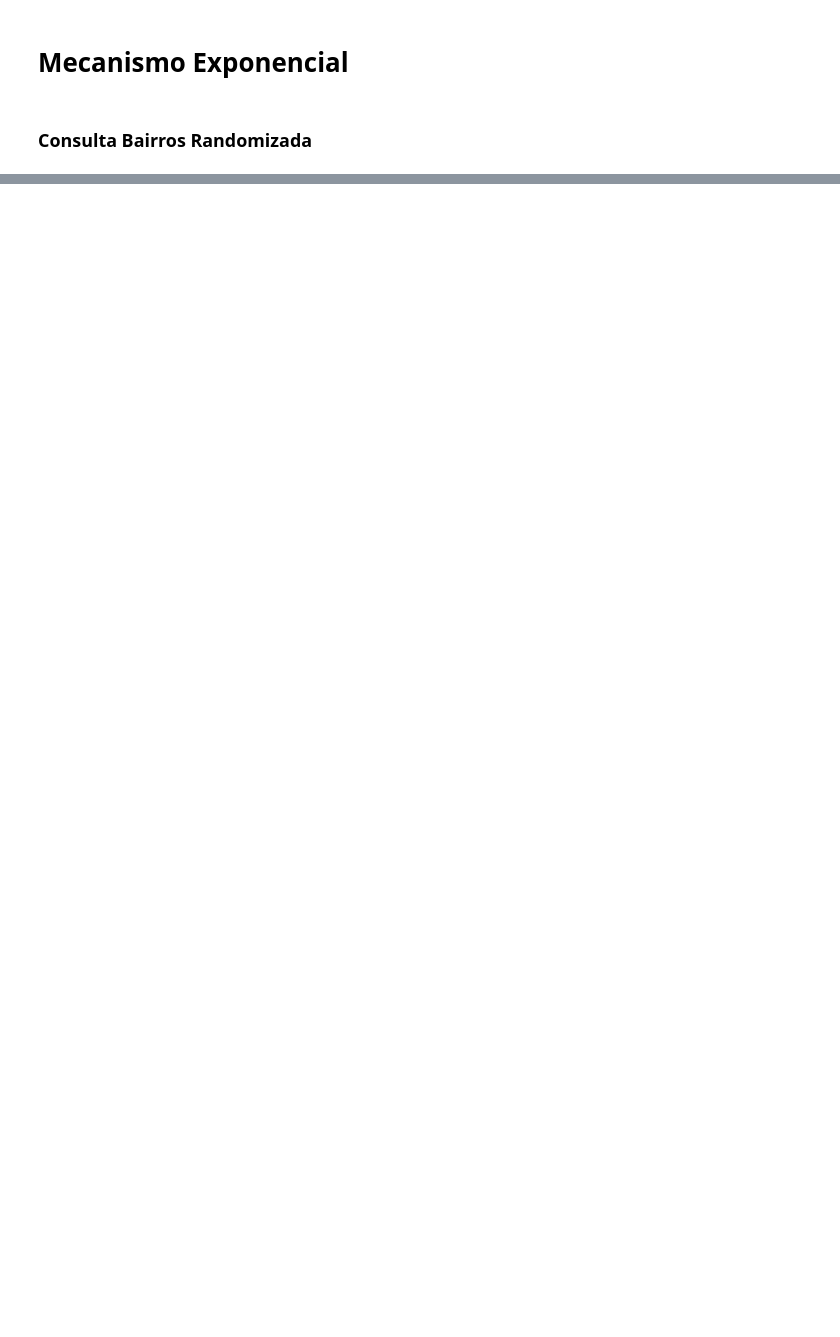
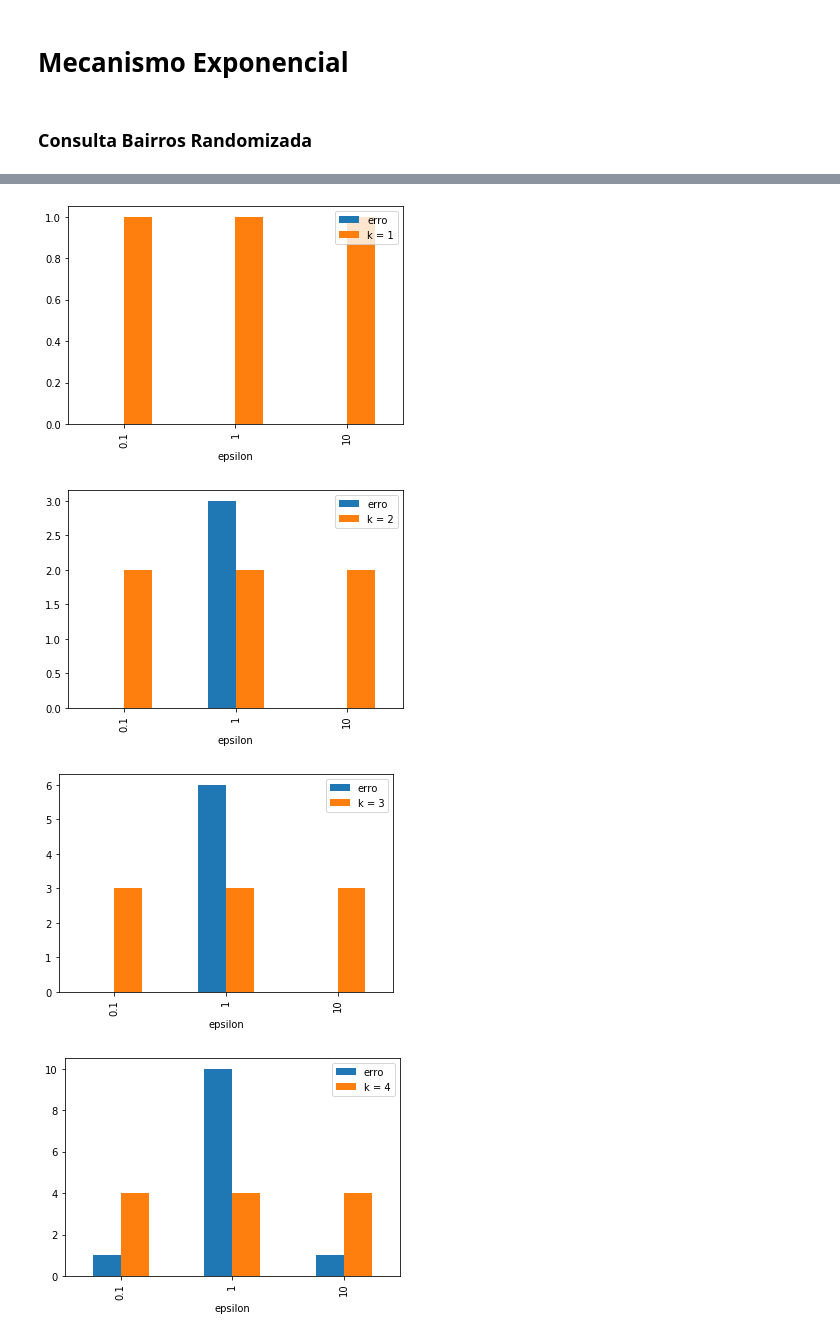
Before and after one commit to Brabissima/dp_top-k, a Jupyter notebook: consultas top-k dp.ipynb, the cells around one changed output, grey strips where cells are left out. Saved outputs shown, nothing was run; the diff lists cells and outputs as text; code cells hidden in the pictures; blank space fills up the shorter version.

```diff
--- a/consultas top-k dp.ipynb
+++ b/consultas top-k dp.ipynb
@@ -354,0 +547,9 @@ def erros_exp(query, argumento_consulta, k):
+# %%
+budgets = [0.1, 1, 10]
+idades_exp = []
+k = 10
+for budget in budgets:
+    ex = exponencial_idades(budget, sensibilidade_exp(dataset_idade), dataset_idade, k)
+    ex = np.array(ex)
+    print("epsilon: {}\ntop-k:\n{}\n\n".format(budget, ex))
+    idades_exp.append(ex[:,0])
@@ -354,0 +574,20 @@ def erros_exp(query, argumento_consulta, k):
+# %%
+query_idades_exp = top_k_idade(dataset_idade, 10)['idade']
+erros_idade_exp = erros_exp(query_idades_exp, idades_exp, 10)
+exp_plot_idades = []
+for i in range(k):
+    p_cada_k = []
+    for b in range(len(budgets)):
+        aux = erros_idade_exp[b][i]
+        p_cada_k.append(aux)
+    exp_plot_idades.append(p_cada_k)
+# %%
+copia_idades_exp = exp_plot_idades.copy()
+aux_idades_exp = []
+aux_idades_exp.append(copia_idades_exp[0])
+for i in range(1, k):
+    copia_idades_exp[i][0] += copia_idades_exp[i-1][0]
+    copia_idades_exp[i][1] += copia_idades_exp[i-1][1]
+    copia_idades_exp[i][2] += copia_idades_exp[i-1][2]
+    aux_idades_exp.append([copia_idades_exp[i][0], copia_idades_exp[i][1], copia_idades_exp[i][2]])
+aux_idades_exp
@@ -354,0 +605,8 @@ def erros_exp(query, argumento_consulta, k):
+# %%
+for i in range(0, k):
+    plot_erros(aux_idades_exp[i], i+1)
+# %% [output]
+[figure, added]
+[figure, added]
+[figure, added]
+[figure, added]
```
Also changed, not shown: parts of 19 cells of this notebook.
